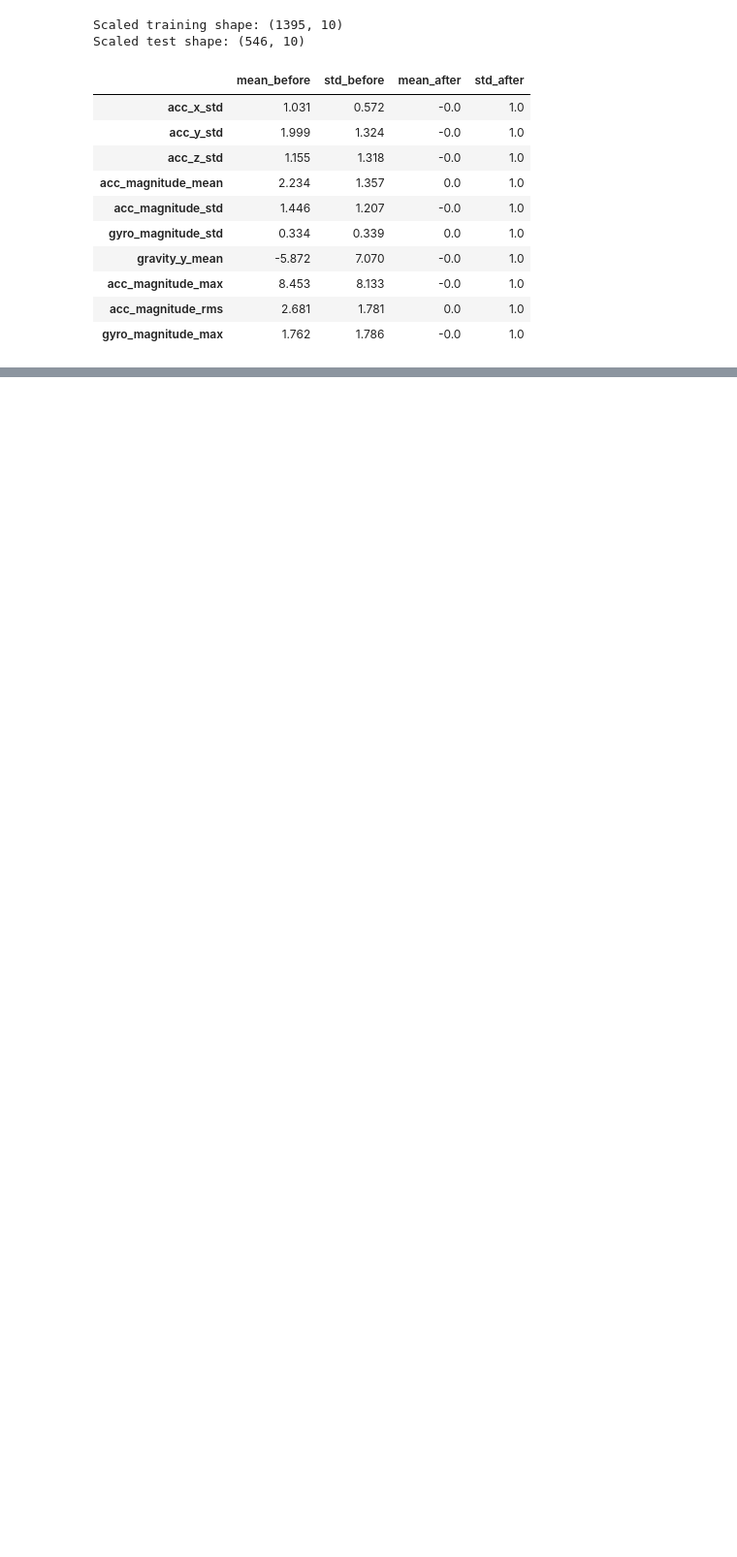
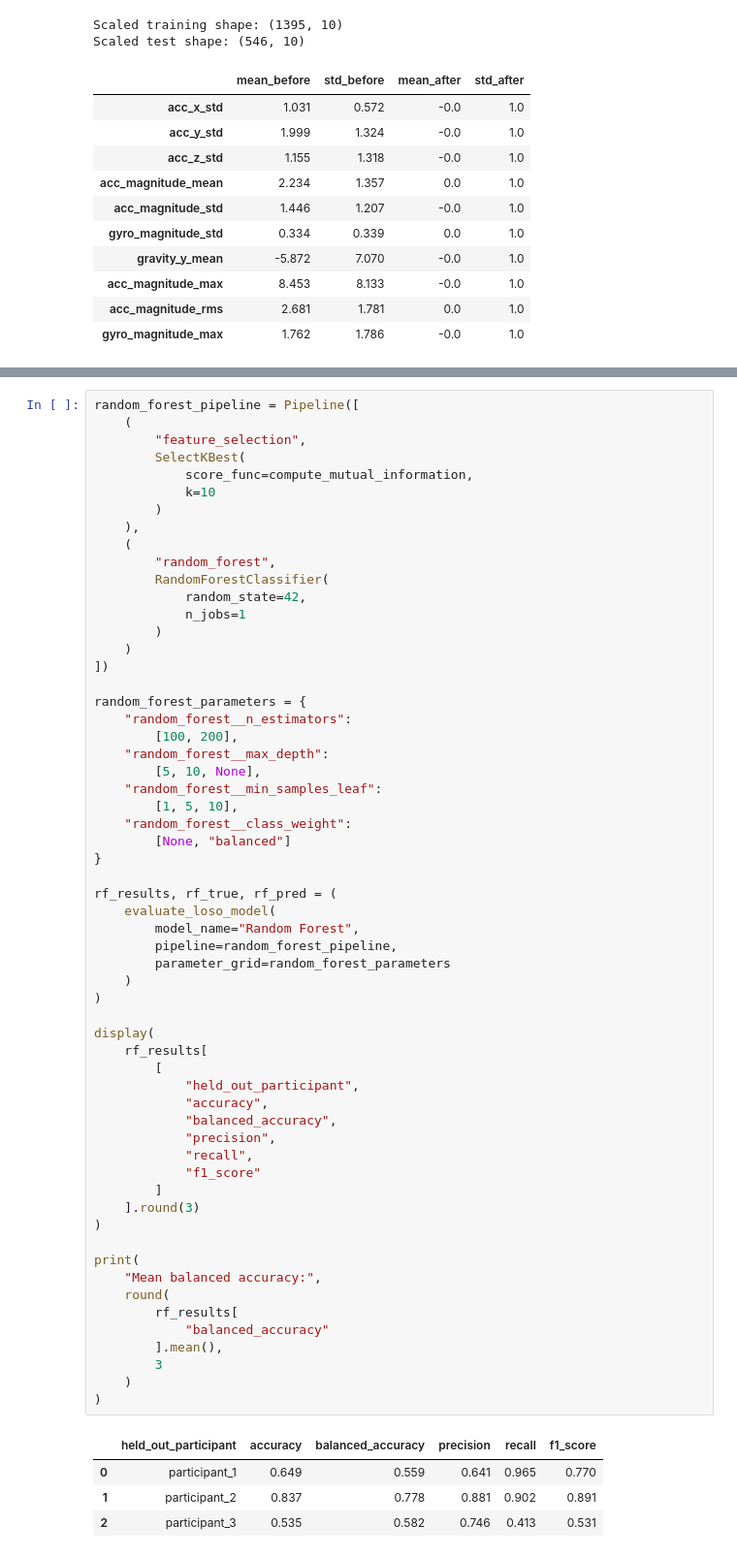
Before and after one commit to xinran-2/Pavement-smoothness-detection-model, a Jupyter notebook: notebooks/Project_pipeline.ipynb, the cells around one changed output, grey strips where cells are left out. Shown at 97% size. Saved outputs shown, nothing was run; the diff lists cells and outputs as text; blank space fills up the shorter version.

```diff
--- a/notebooks/Project_pipeline.ipynb
+++ b/notebooks/Project_pipeline.ipynb
@@ -738,0 +1007,64 @@ Scaled test shape: (546, 10)
+# %%
+random_forest_pipeline = Pipeline([
+    (
+        "feature_selection",
+        SelectKBest(
+            score_func=compute_mutual_information,
+            k=10
+        )
+    ),
+    (
+        "random_forest",
+        RandomForestClassifier(
+            random_state=42,
+            n_jobs=1
+        )
+    )
+])
+
+random_forest_parameters = {
+    "random_forest__n_estimators":
+        [100, 200],
+    "random_forest__max_depth":
+        [5, 10, None],
+    "random_forest__min_samples_leaf":
+        [1, 5, 10],
+    "random_forest__class_weight":
+        [None, "balanced"]
+}
+
+rf_results, rf_true, rf_pred = (
+    evaluate_loso_model(
+        model_name="Random Forest",
+        pipeline=random_forest_pipeline,
+        parameter_grid=random_forest_parameters
+    )
+)
+
+display(
+    rf_results[
+        [
+            "held_out_participant",
+            "accuracy",
+            "balanced_accuracy",
+            "precision",
+            "recall",
+            "f1_score"
+        ]
+    ].round(3)
+)
+
+print(
+    "Mean balanced accuracy:",
+    round(
+        rf_results[
+            "balanced_accuracy"
+        ].mean(),
+        3
+    )
+)
+# %% [output]
+|  | held_out_participant | accuracy | balanced_accuracy | precision | recall | f1_score |
+| 0 | participant_1 | 0.649 | 0.559 | 0.641 | 0.965 | 0.770 |
+| 1 | participant_2 | 0.837 | 0.778 | 0.881 | 0.902 | 0.891 |
+| 2 | participant_3 | 0.535 | 0.582 | 0.746 | 0.413 | 0.531 |
```
Also changed, not shown: parts of 24 cells of this notebook.
